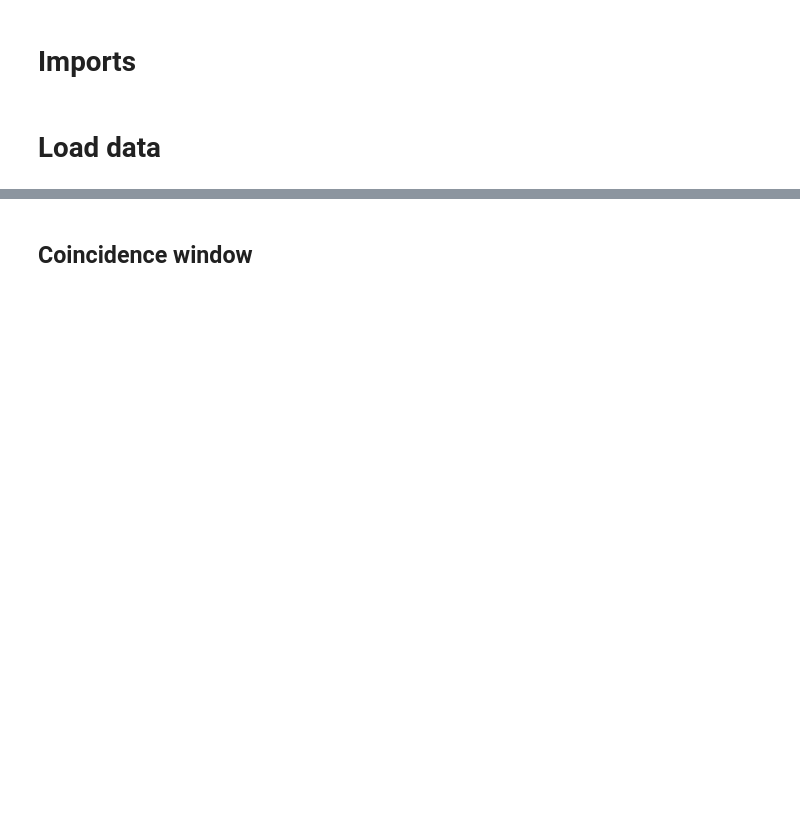
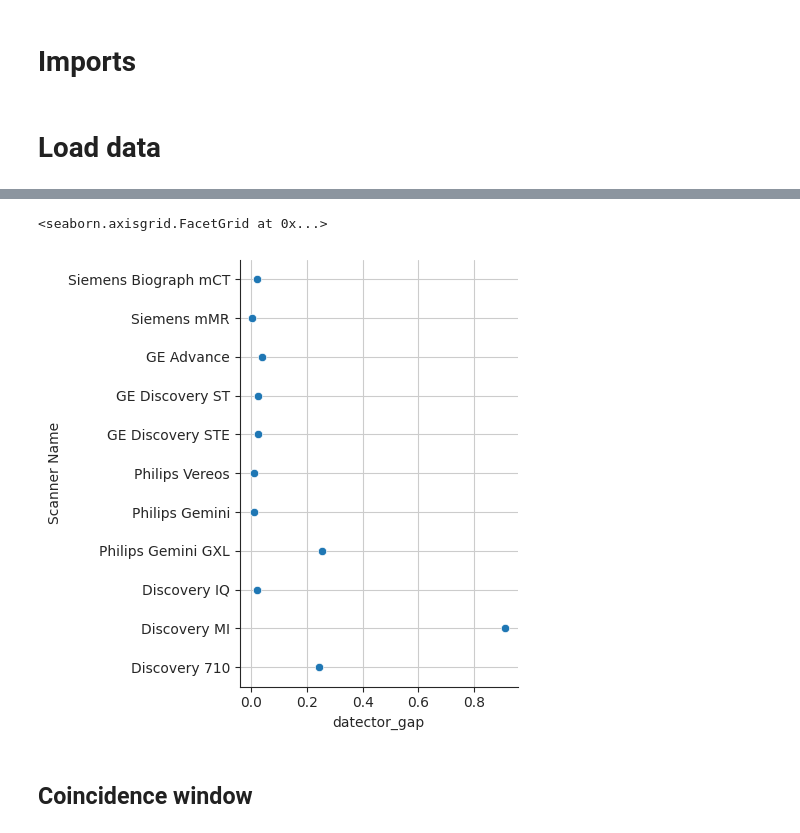
Before and after one commit to YerePhy/randfig, a Jupyter notebook: notebooks/1.0-jpm-params-eda.ipynb, the cells around one changed output, grey strips where cells are left out. Drawn from its saved outputs; the diff is of its cells as text; code cells hidden in the pictures; blank space fills up the shorter version.

Commit message:
Adding gaps between detectors in axial detectors.

```diff
--- a/notebooks/1.0-jpm-params-eda.ipynb
+++ b/notebooks/1.0-jpm-params-eda.ipynb
@@ -53,3 +72,10 @@ df["Material, Att. Idx."] = df["Material"].astype(str) + ', ' + df["Attenuation
+# %%
+df\
+.assign(datector_gap=(df["axial_fov"] - df["num_rings"] * df["z_crystal_size"]) / (df["num_rings"] - 1))\
+.pipe(sns.relplot, y="Scanner Name", x="datector_gap")
+# %% [output]
+<seaborn.axisgrid.FacetGrid at 0x...>
+[figure, added]
 # %% [markdown]
 ## Coincidence window
 # %%
```
Also changed, not shown: parts of 2 cells of this notebook, 1 other file.
